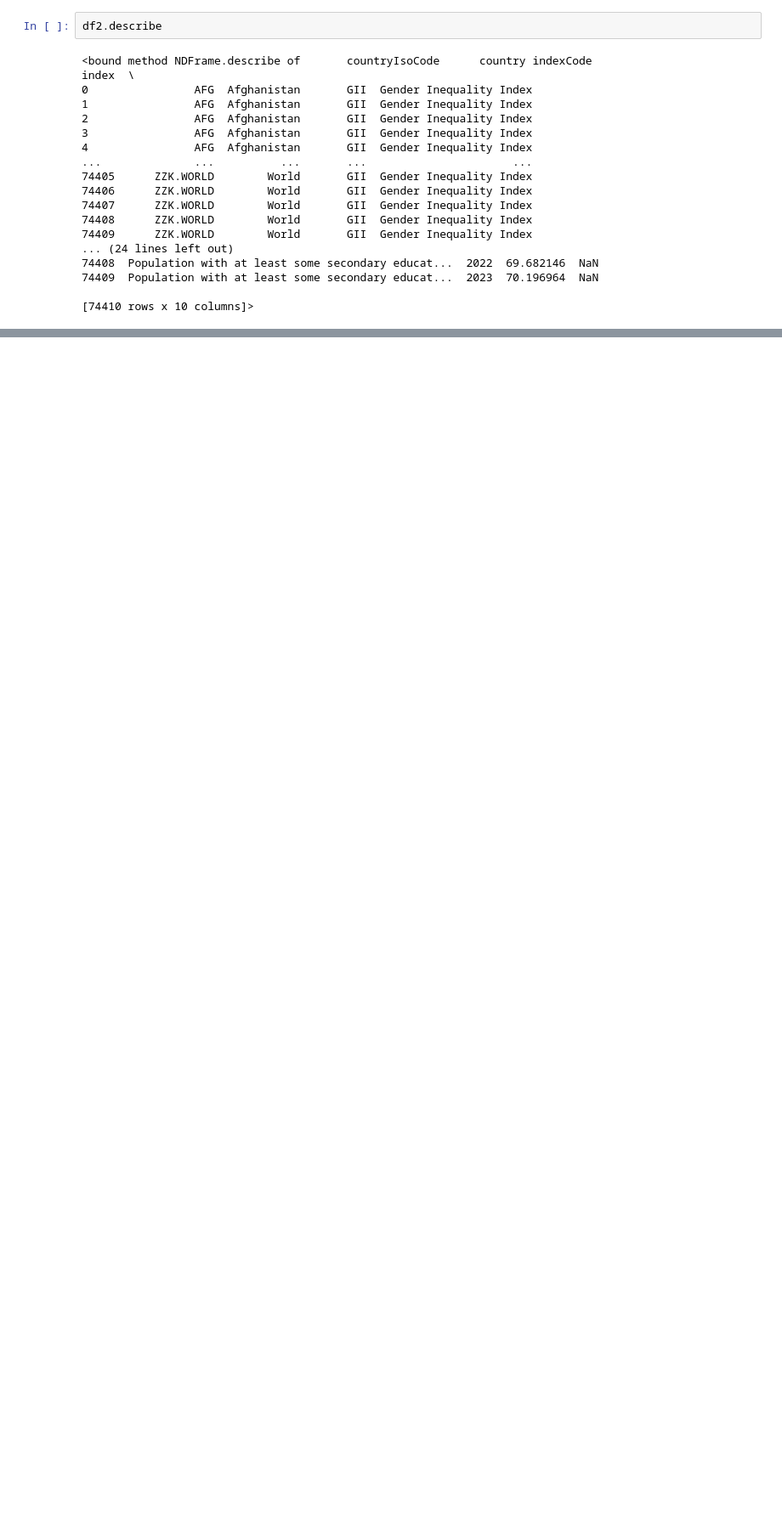
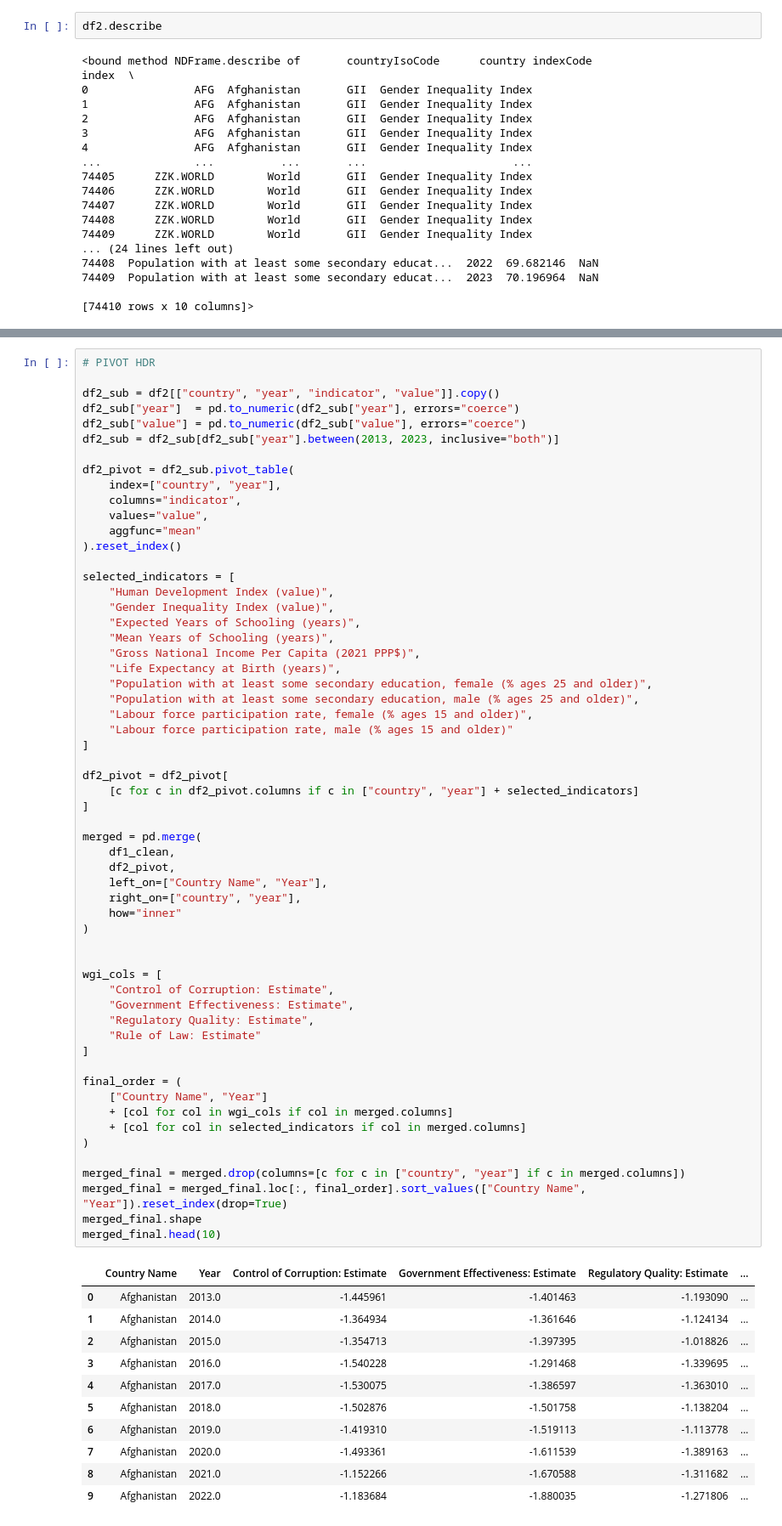
Before and after one commit to moonexca/governance-effectiveness-global-society-ml, a Jupyter notebook: MachineLearning_SoledadYash.ipynb, the cells around one changed output, grey strips where cells are left out. Shown at 85% size. Drawn from its saved outputs; the diff is of its cells as text; blank space fills up the shorter version.

Commit message:
reshape and merge WGI and HDR datasets into panel format

```diff
--- a/MachineLearning_SoledadYash.ipynb
+++ b/MachineLearning_SoledadYash.ipynb
@@ -127,0 +219,70 @@ df2.describe
+# %%
+# PIVOT HDR
+
+df2_sub = df2[["country", "year", "indicator", "value"]].copy()
+df2_sub["year"]  = pd.to_numeric(df2_sub["year"], errors="coerce")
+df2_sub["value"] = pd.to_numeric(df2_sub["value"], errors="coerce")
+df2_sub = df2_sub[df2_sub["year"].between(2013, 2023, inclusive="both")]
+
+df2_pivot = df2_sub.pivot_table(
+    index=["country", "year"],
+    columns="indicator",
+    values="value",
+    aggfunc="mean"
+).reset_index()
+
+selected_indicators = [
+    "Human Development Index (value)",
+    "Gender Inequality Index (value)",
+    "Expected Years of Schooling (years)",
+    "Mean Years of Schooling (years)",
+    "Gross National Income Per Capita (2021 PPP$)",
+    "Life Expectancy at Birth (years)",
+    "Population with at least some secondary education, female (% ages 25 and older)",
+    "Population with at least some secondary education, male (% ages 25 and older)",
+    "Labour force participation rate, female (% ages 15 and older)",
+    "Labour force participation rate, male (% ages 15 and older)"
+]
+
+df2_pivot = df2_pivot[
+    [c for c in df2_pivot.columns if c in ["country", "year"] + selected_indicators]
+]
+
+merged = pd.merge(
+    df1_clean,
+    df2_pivot,
+    left_on=["Country Name", "Year"],
+    right_on=["country", "year"],
+    how="inner"
+)
+
+
+wgi_cols = [
+    "Control of Corruption: Estimate",
+    "Government Effectiveness: Estimate",
+    "Regulatory Quality: Estimate",
+    "Rule of Law: Estimate"
+]
+
+final_order = (
+    ["Country Name", "Year"]
+    + [col for col in wgi_cols if col in merged.columns]
+    + [col for col in selected_indicators if col in merged.columns]
+)
+
+merged_final = merged.drop(columns=[c for c in ["country", "year"] if c in merged.columns])
+merged_final = merged_final.loc[:, final_order].sort_values(["Country Name", "Year"]).reset_index(drop=True)
+merged_final.shape
+merged_final.head(10)
+# %% [output]
+|  | Country Name | Year | Control of Corruption: Estimate | Government Effectiveness: Estimate | Regulatory Quality: Estimate | ... |
+| 0 | Afghanistan | 2013.0 | -1.445961 | -1.401463 | -1.193090 | ... |
+| 1 | Afghanistan | 2014.0 | -1.364934 | -1.361646 | -1.124134 | ... |
+| 2 | Afghanistan | 2015.0 | -1.354713 | -1.397395 | -1.018826 | ... |
+| 3 | Afghanistan | 2016.0 | -1.540228 | -1.291468 | -1.339695 | ... |
+| 4 | Afghanistan | 2017.0 | -1.530075 | -1.386597 | -1.363010 | ... |
+| 5 | Afghanistan | 2018.0 | -1.502876 | -1.501758 | -1.138204 | ... |
+| 6 | Afghanistan | 2019.0 | -1.419310 | -1.519113 | -1.113778 | ... |
+| 7 | Afghanistan | 2020.0 | -1.493361 | -1.611539 | -1.389163 | ... |
+| 8 | Afghanistan | 2021.0 | -1.152266 | -1.670588 | -1.311682 | ... |
+| 9 | Afghanistan | 2022.0 | -1.183684 | -1.880035 | -1.271806 | ... |
```
Also changed, not shown: parts of 14 cells of this notebook.
